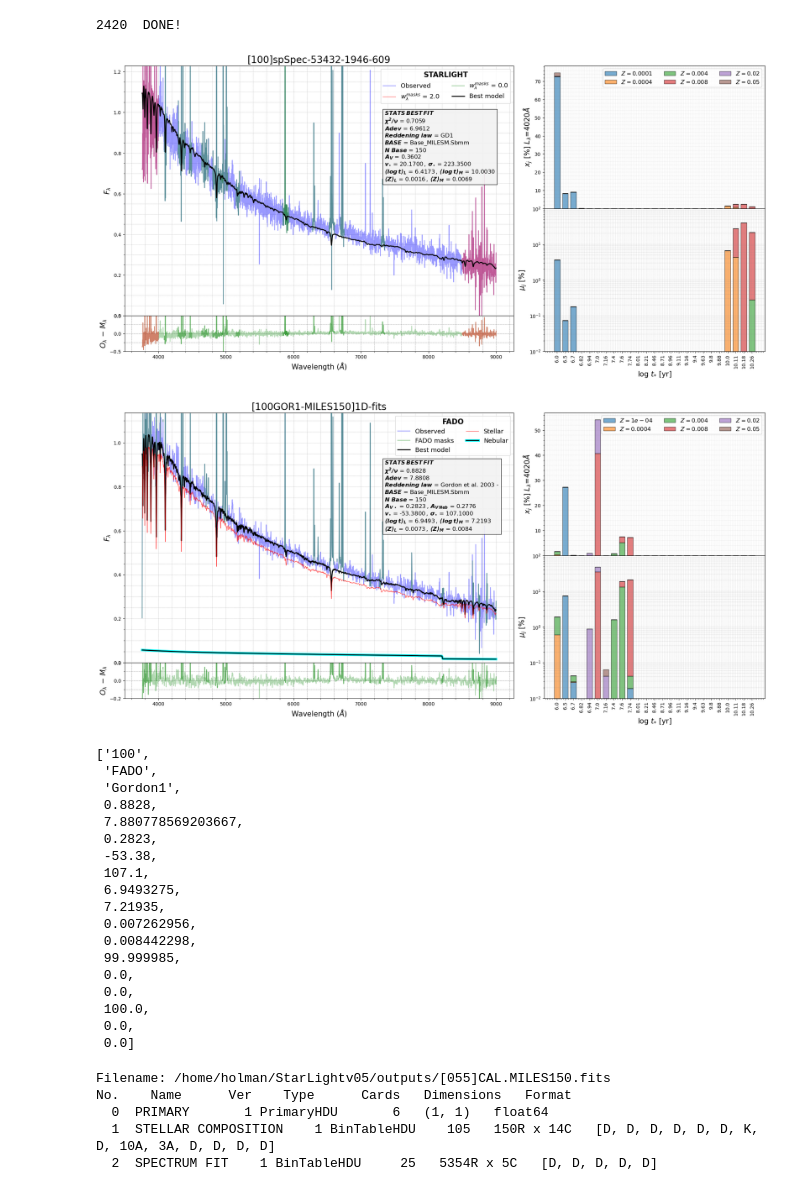
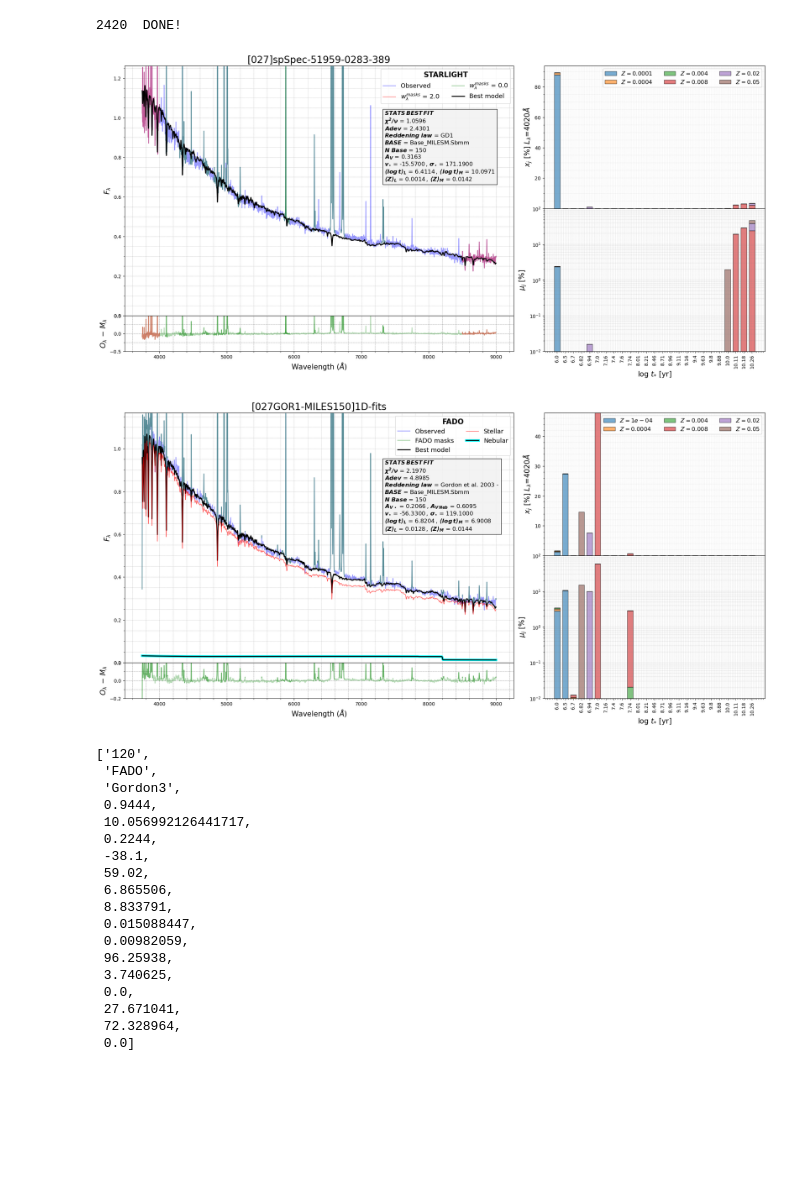
Before and after one commit to hol1m4n/HIIGalaxies, a Jupyter notebook: SPS/SPAnalysis.ipynb, the cells around one changed output. Drawn from its saved outputs; the diff is of its cells as text; code cells hidden in the pictures; blank space fills up the shorter version.

```diff
--- a/SPS/SPAnalysis.ipynb
+++ b/SPS/SPAnalysis.ipynb
@@ -1194,14 +1194,14 @@ print(len(list_files),' DONE!')
 # %% [output]
 2420  DONE!
 # %%
-spec_pop_STAR(id = '[100]GD1.MILES150.fits',
-            home = '/home/holman/StarLightv05/outputs/',mask_loc = ['/home/holman/Starlight_masks/','[100]mskFR.txt'],Z_w = True)
+spec_pop_STAR(id = '[027]GD1.MILES150.fits',
+            home = '/home/holman/StarLightv05/outputs/',mask_loc = ['/home/holman/Starlight_masks/','[027]mskFR.txt'],Z_w = True)
 # %% [output]
-[figure, old version]
+[figure, new version]
 # %%
-spec_pop_FADO(id = '100GOR1.MILES150_1D.fits',home = '/home/holman/FADOv1b/output/')
+spec_pop_FADO(id = '027GOR1.MILES150_1D.fits',home = '/home/holman/FADOv1b/output/')
 # %% [output]
-[figure, old version]
+[figure, new version]
 # %%
 def result_reader(home_star,home_fado,number,law):
     ext_laws = {"Cardelli":["Cardelli","CCM","CCMR"],
@@ -1324,26 +1324,26 @@ def result_reader(home_star,home_fado,number,law):
 # %%
 result_reader(home_star = '/home/holman/StarLightv05/outputs/',
               home_fado = '/home/holman/FADOv1b/output/',
-              number = '100',
-              law = "Gordon1")[1]
+              number = '120',
+              law = "Gordon3")[1]
 # %% [output]
-['100',
+['120',
  'FADO',
- 'Gordon1',
- 0.8828,
- 7.880778569203667,
- 0.2823,
- -53.38,
- 107.1,
- 6.9493275,
- 7.21935,
- 0.007262956,
- 0.008442298,
- 99.999985,
+ 'Gordon3',
+ 0.9444,
+ 10.056992126441717,
+ 0.2244,
+ -38.1,
+ 59.02,
+ 6.865506,
+ 8.833791,
+ 0.015088447,
+ 0.00982059,
+ 96.25938,
+ 3.740625,
  0.0,
- 0.0,
- 100.0,
- 0.0,
+ 27.671041,
+ 72.328964,
  0.0]
 # %%
 col_names = ['id','SOFTWARE','Extinction_law','chi2_nu','Adev','A_V','V_star','Sigma_star','mlogt_L','mlogt_M','mZ_L','mZ_M']
@@ -1359,13 +1359,3 @@ for i in iDs:
     if len(i) == 2:
         i = '0' + i
     id_calls.append(i)
-# %%
-FITS_test = fits.open(home+'[055]CAL.MILES150.fits')
-
-FITS_test.info()
-# %% [output]
-Filename: /home/holman/StarLightv05/outputs/[055]CAL.MILES150.fits
-No.    Name      Ver    Type      Cards   Dimensions   Format
-  0  PRIMARY       1 PrimaryHDU       6   (1, 1)   float64
-  1  STELLAR COMPOSITION    1 BinTableHDU    105   150R x 14C   [D, D, D, D, D, D, K, D, 10A, 3A, D, D, D, D]
-  2  SPECTRUM FIT    1 BinTableHDU     25   5354R x 5C   [D, D, D, D, D]
```
Also changed, not shown: parts of 15 cells of this notebook.
